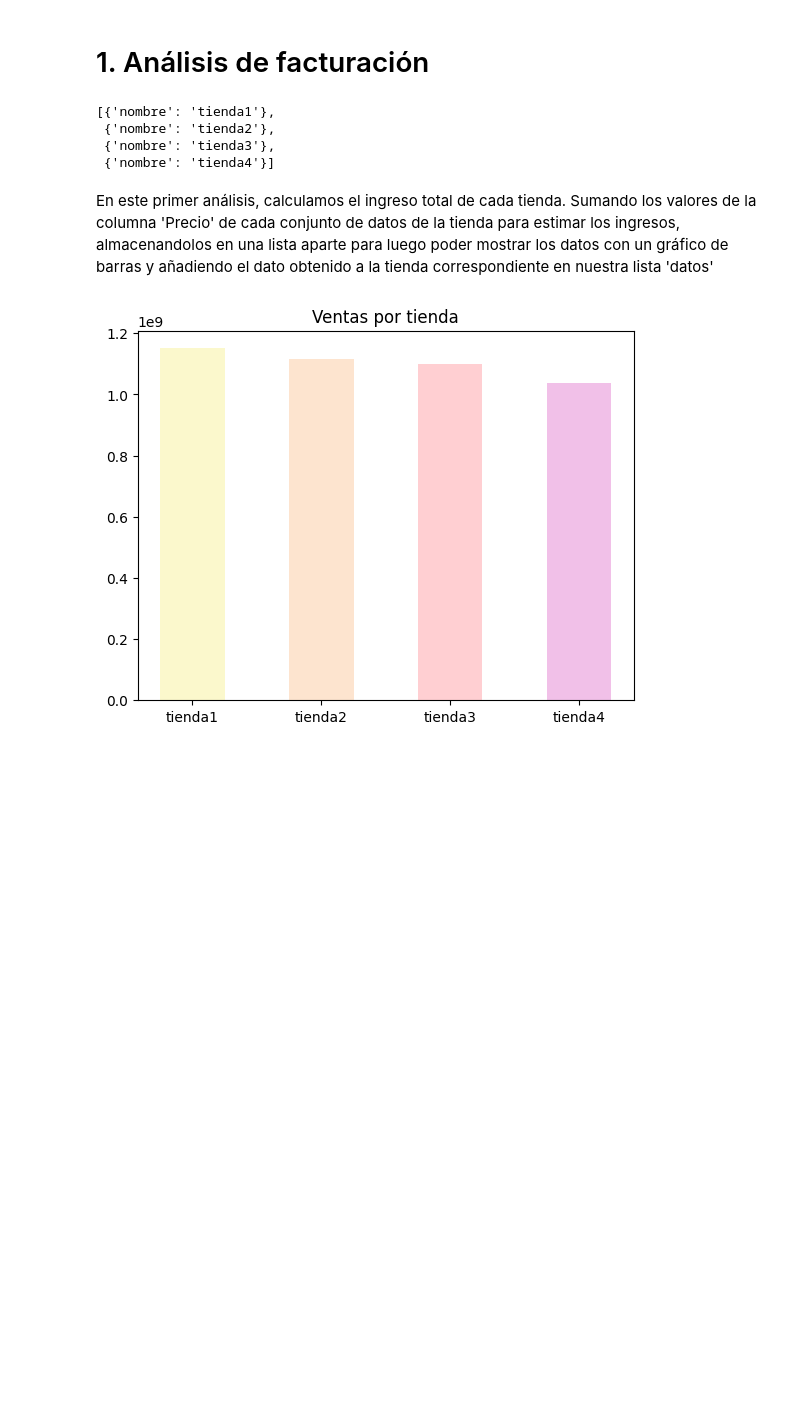
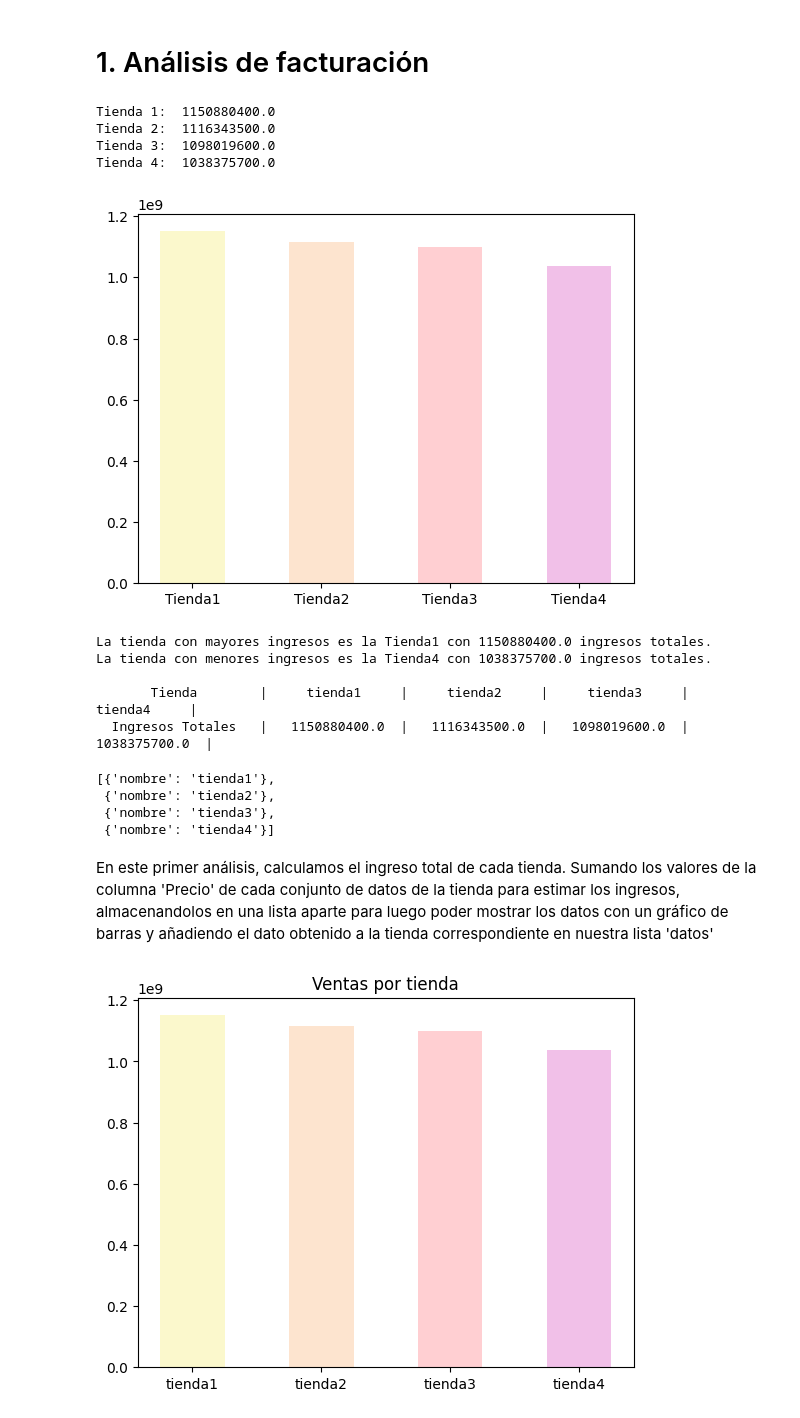
Before and after one commit to aylenfv/DS---Sr.-Juan, a Jupyter notebook: AluraStoreLatam.ipynb, the cells around one changed output. Drawn from its saved outputs; the diff is of its cells as text; code cells hidden in the pictures; blank space fills up the shorter version.

```diff
--- a/AluraStoreLatam.ipynb
+++ b/AluraStoreLatam.ipynb
@@ -30,4 +43,27 @@ tienda1.head()
 # 1. Análisis de facturación
 # %%
 # creamos una lista que almacene todas las tiendas
-tiendas = [tienda1, tienda2, tienda3, tienda4]
+listaTiendas = [tienda1, tienda2, tienda3, tienda4]
+# %%
+# Creo una función que reciba como parámetro una tienda, y me devuelva su ingreso total
+def ingresosTotales(tienda):
+    '''Función que recibe por argumento una tienda y retorna la suma de sus ingresos correspondientes a "Precio"
+
+    Args:
+        pandas.core.frame.DataFrame
+
+    Returns:
+        suma de los valores correspondientes a "Precio" de la tienda
+
+    '''
+    return sum(tienda['Precio'])
+# %%
+print("Tienda 1: ", ingresosTotales(tienda1))
+print("Tienda 2: ", ingresosTotales(tienda2))
+print("Tienda 3: ", ingresosTotales(tienda3))
+print("Tienda 4: ", ingresosTotales(tienda4))
+# %% [output]
+Tienda 1:  1150880400.0
+Tienda 2:  1116343500.0
+Tienda 3:  1098019600.0
+Tienda 4:  1038375700.0
@@ -34,3 +115,12 @@ tiendas = [tienda1, tienda2, tienda3, tienda4]
+# %%
+graficarIngresosTotales(listaTiendas)
+# %% [output]
+[figure, added]
+La tienda con mayores ingresos es la Tienda1 con 1150880400.0 ingresos totales.
+La tienda con menores ingresos es la Tienda4 con 1038375700.0 ingresos totales.
+
+       Tienda        |     tienda1     |     tienda2     |     tienda3     |     tienda4     |
+  Ingresos Totales   |   1150880400.0  |   1116343500.0  |   1098019600.0  |   1038375700.0  |
 # %%
 # Creamos una lista de diccionarios donde almacenaremos los datos que vamos estudiando de las tiendas.
 datos = []
```
Also changed, not shown: parts of 22 cells of this notebook, 1 other file.
